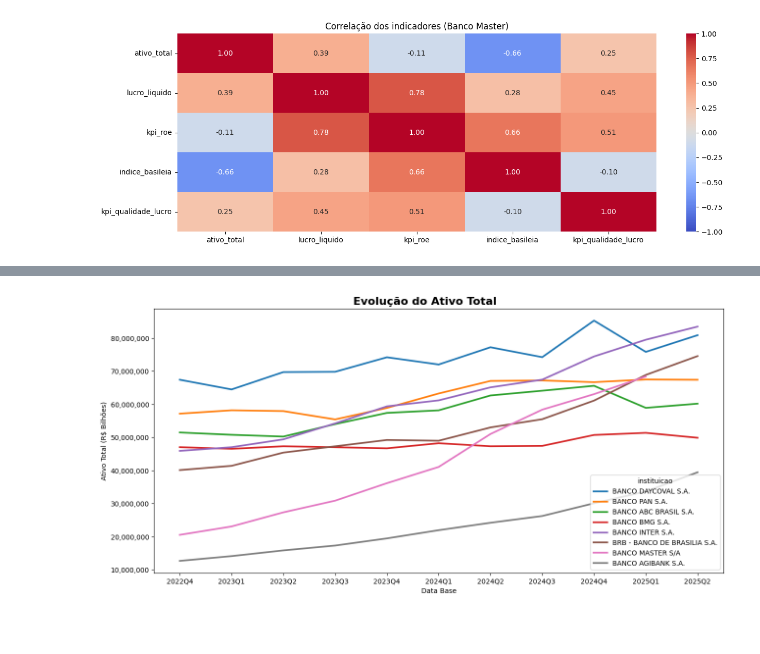
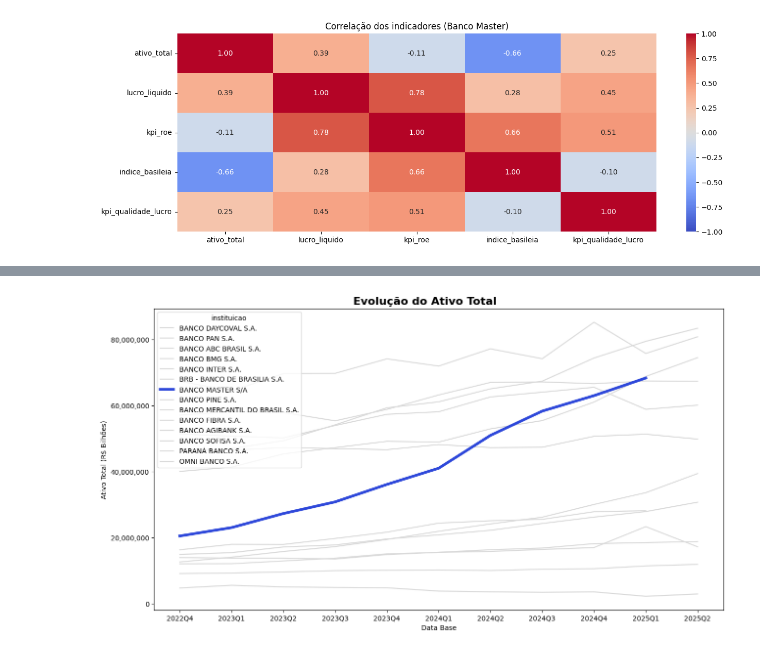
Before and after one commit to ThiagoPBorges/Banco-Master-Analise, a Jupyter notebook: notebook/03_feature_engineering.ipynb, the cells around one changed output, grey strips where cells are left out. Drawn from its saved outputs; the diff is of its cells as text; code cells hidden in the pictures; blank space fills up the shorter version.

```diff
--- a/notebook/03_feature_engineering.ipynb
+++ b/notebook/03_feature_engineering.ipynb
@@ -160,25 +194,32 @@ plt.show()
 # %%
 df_analitico['Trimestre'] = df_analitico['data_base'].dt.to_period('Q').astype(str)
 
 df_bancos = df_analitico.loc[df_analitico['instituicao'].isin(bancos)].copy()
 
-plt.figure(figsize=(15,7))
+banco_foco = 'BANCO MASTER S/A'
+todos_bancos = df_bancos['instituicao'].unique()
+
+# Lógica para destacar o Banco Master na análise
+paleta_cores = {banco: "#2E48DA" if banco == banco_foco else '#d9d9d9' for banco in todos_bancos}
+espessuras = {banco: 4.0 if banco == banco_foco else 1.5 for banco in todos_bancos}
+
+plt.figure(figsize=(15,8))
 
 sns.lineplot(
     data=df_bancos,
     x='Trimestre',
     y='ativo_total',
     hue='instituicao',
-    linewidth=2.5,
-    errorbar=None
+    size='instituicao',
+    palette=paleta_cores,
+    sizes=espessuras
 )
-
 
 ax = plt.gca() # Pega o eixo atual
 ax.yaxis.set_major_formatter(ticker.StrMethodFormatter('{x:,.0f}'))
 plt.title('Evolução do Ativo Total', fontsize=16, fontweight='bold', loc='left', x=0.35)
 plt.ylabel('Ativo Total (R$ Bilhões)')
 plt.xlabel('Data Base')
 plt.show()
 # %% [output]
-[figure, old version]
+[figure, new version]
```
Also changed, not shown: parts of 12 cells of this notebook, 1 other file.
